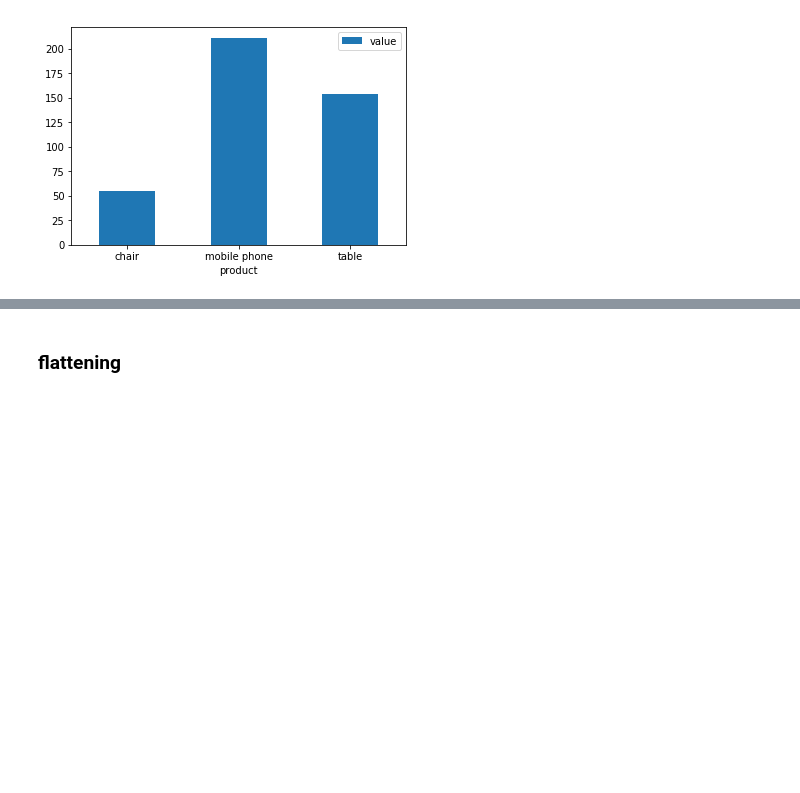
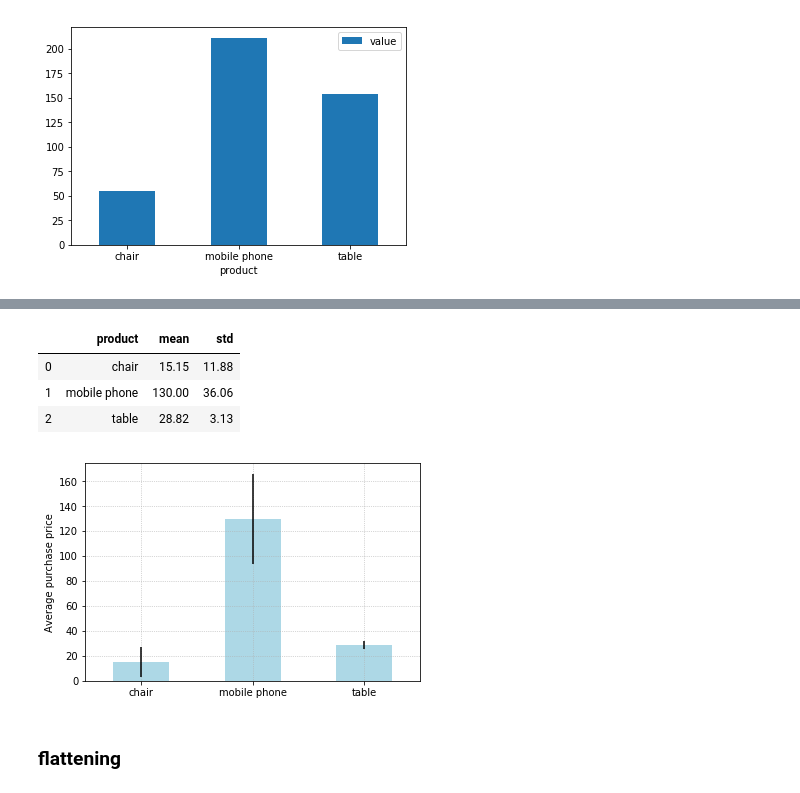
Before and after one commit to queirozfcom/python-sandbox, a Jupyter notebook: python3/notebooks/pandas-groupby-post/main.ipynb, the cells around one changed output, grey strips where cells are left out. Drawn from its saved outputs; the diff is of its cells as text; code cells hidden in the pictures; blank space fills up the shorter version.

```diff
--- a/python3/notebooks/pandas-groupby-post/main.ipynb
+++ b/python3/notebooks/pandas-groupby-post/main.ipynb
@@ -98,3 +132,55 @@ plt.show()
+# %%
+v=df.groupby('product').agg([np.mean,np.std])
+
+v.columns = [col[-1].strip() for col in v.columns.values]
+
+
+for index,row in v.iterrows():
+    name = row.name
+    mean = row['mean']
+    stddev = row['std']
+
+v['mean'] = v['mean'].apply(lambda v: '{:.2f}'.format(v))
+v['std'] = v['std'].apply(lambda v: '{:.2f}'.format(v))
+
+v.reset_index()
+# %% [output]
+|  | product | mean | std |
+| 0 | chair | 15.15 | 11.88 |
+| 1 | mobile phone | 130.00 | 36.06 |
+| 2 | table | 28.82 | 3.13 |
+# %%
+plt.clf()
+
+ax = plt.gca()
+
+# plot the means
+df.groupby('product').mean().plot(kind='bar',color='lightblue',ax=ax)
+
+# generate a dataframe with means and standard deviations
+grouped_df=df.groupby('product').agg([np.mean,np.std])
+
+# flatten column names
+grouped_df.columns = [col.strip() for col in v.columns.values]
+
+# iterrows is usually very slow but since this is a grouped
+# dataframe, there wonly be many rows
+for i,(index,row) in enumerate(grouped_df.iterrows()):
+    name = row.name
+    mean = row['mean']
+    stddev = row['std']
+
+    # plot the vertical line
+    ax.vlines(x=i,ymin=mean-stddev,ymax=mean+stddev)
+
+plt.xticks(rotation=0)
+add_grid()
+plt.ylabel('Average purchase price')
+plt.xlabel(None)
+plt.gca().legend_.remove()
+plt.show()
+# %% [output]
+[figure, added]
 # %% [markdown]
 ### flattening
 # %%
```
Also changed, not shown: parts of 7 cells of this notebook, 3 other files.
